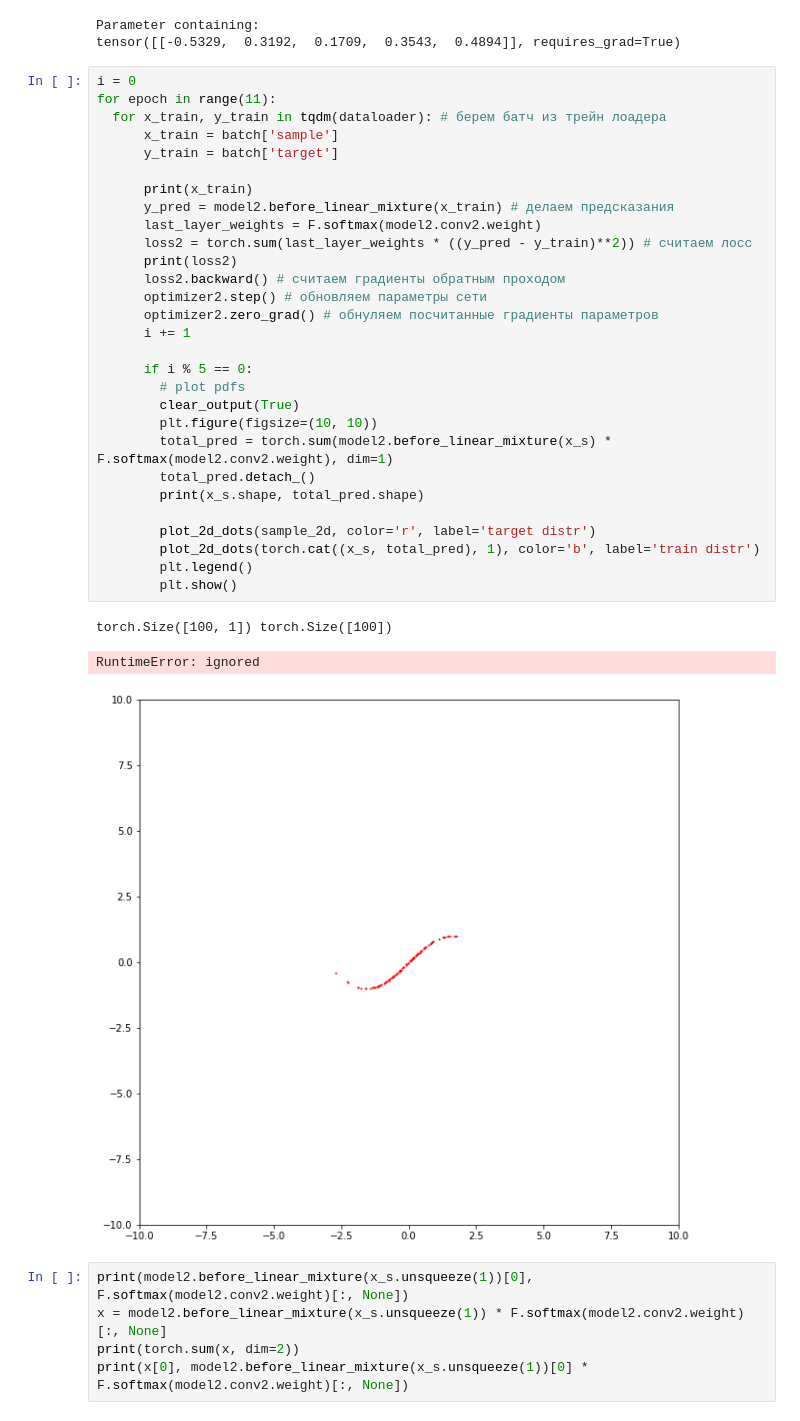
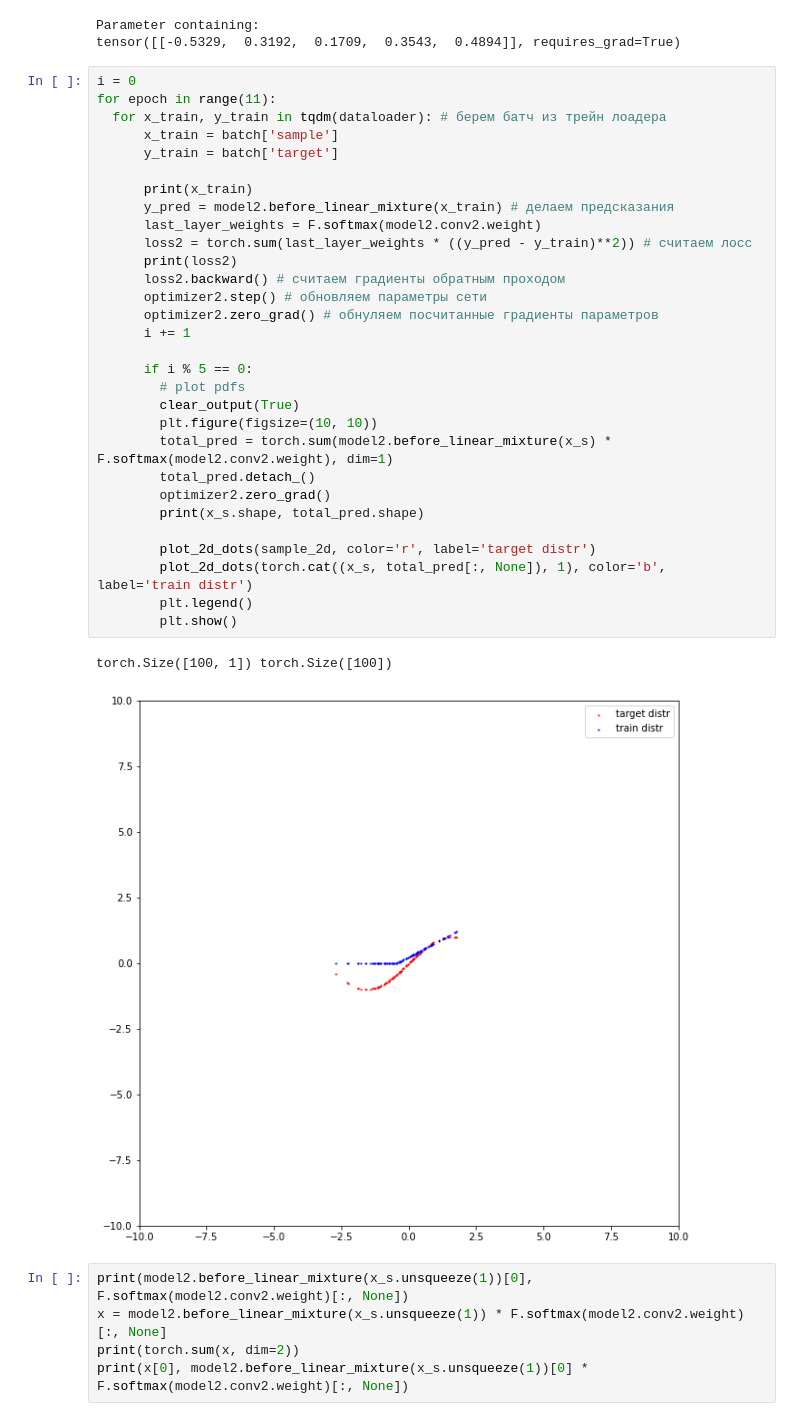
Before and after one commit to levhojoyan/Sirius2021, a Jupyter notebook: NeuralWithWeights.ipynb, the cells around one changed output. Drawn from its saved outputs; the diff is of its cells as text.

```diff
--- a/NeuralWithWeights.ipynb
+++ b/NeuralWithWeights.ipynb
@@ -163,36 +163,36 @@ tensor([[-0.5329,  0.3192,  0.1709,  0.3543,  0.4894]], requires_grad=True)
 # %%
 i = 0
 for epoch in range(11):
   for x_train, y_train in tqdm(dataloader): # берем батч из трейн лоадера
       x_train = batch['sample']
       y_train = batch['target']
 
       print(x_train)
       y_pred = model2.before_linear_mixture(x_train) # делаем предсказания
       last_layer_weights = F.softmax(model2.conv2.weight)
       loss2 = torch.sum(last_layer_weights * ((y_pred - y_train)**2)) # считаем лосс
       print(loss2)
       loss2.backward() # считаем градиенты обратным проходом
       optimizer2.step() # обновляем параметры сети
       optimizer2.zero_grad() # обнуляем посчитанные градиенты параметров
       i += 1
 
       if i % 5 == 0:
         # plot pdfs
         clear_output(True)
         plt.figure(figsize=(10, 10))
         total_pred = torch.sum(model2.before_linear_mixture(x_s) * F.softmax(model2.conv2.weight), dim=1)
         total_pred.detach_()
+        optimizer2.zero_grad()
         print(x_s.shape, total_pred.shape)
 
         plot_2d_dots(sample_2d, color='r', label='target distr')
-        plot_2d_dots(torch.cat((x_s, total_pred), 1), color='b', label='train distr')
+        plot_2d_dots(torch.cat((x_s, total_pred[:, None]), 1), color='b', label='train distr')
         plt.legend()
         plt.show()
 # %% [output]
 torch.Size([100, 1]) torch.Size([100])
-RuntimeError: ignored
-[figure, old version]
+[figure, new version]
 # %%
 print(model2.before_linear_mixture(x_s.unsqueeze(1))[0], F.softmax(model2.conv2.weight)[:, None])
 x = model2.before_linear_mixture(x_s.unsqueeze(1)) * F.softmax(model2.conv2.weight)[:, None]
```
